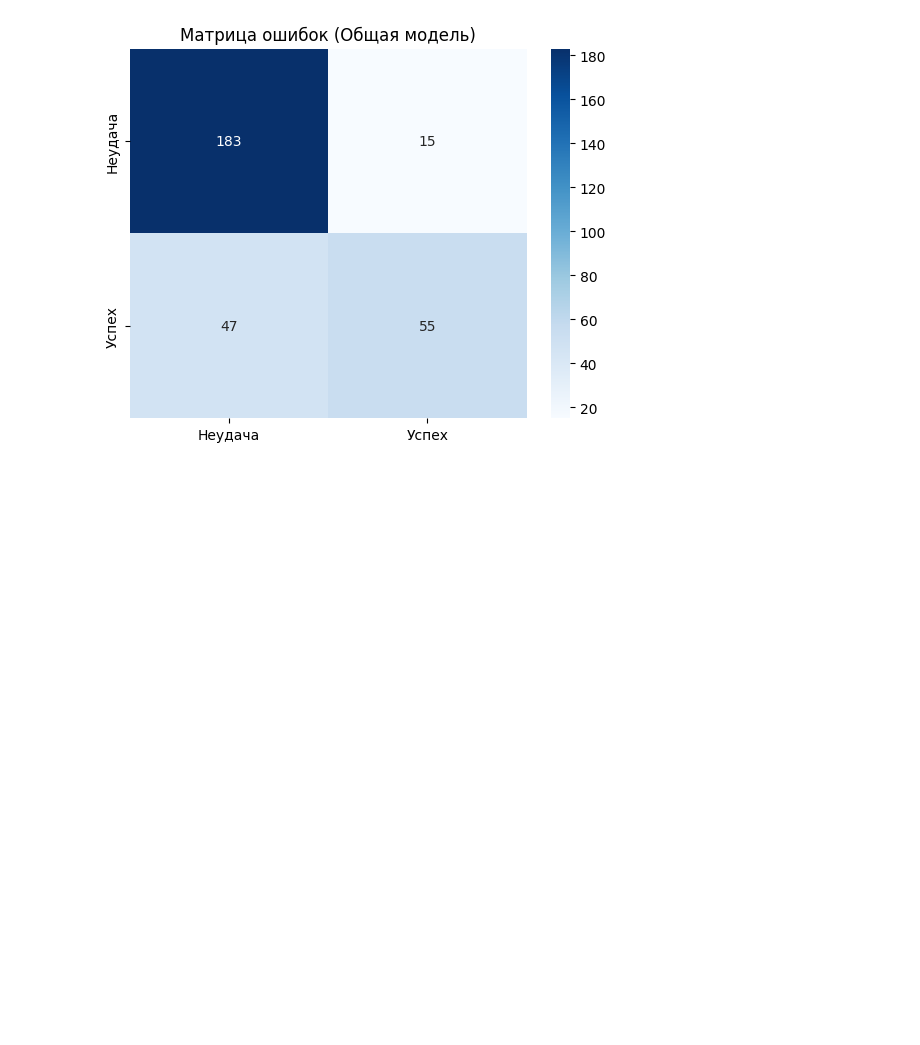
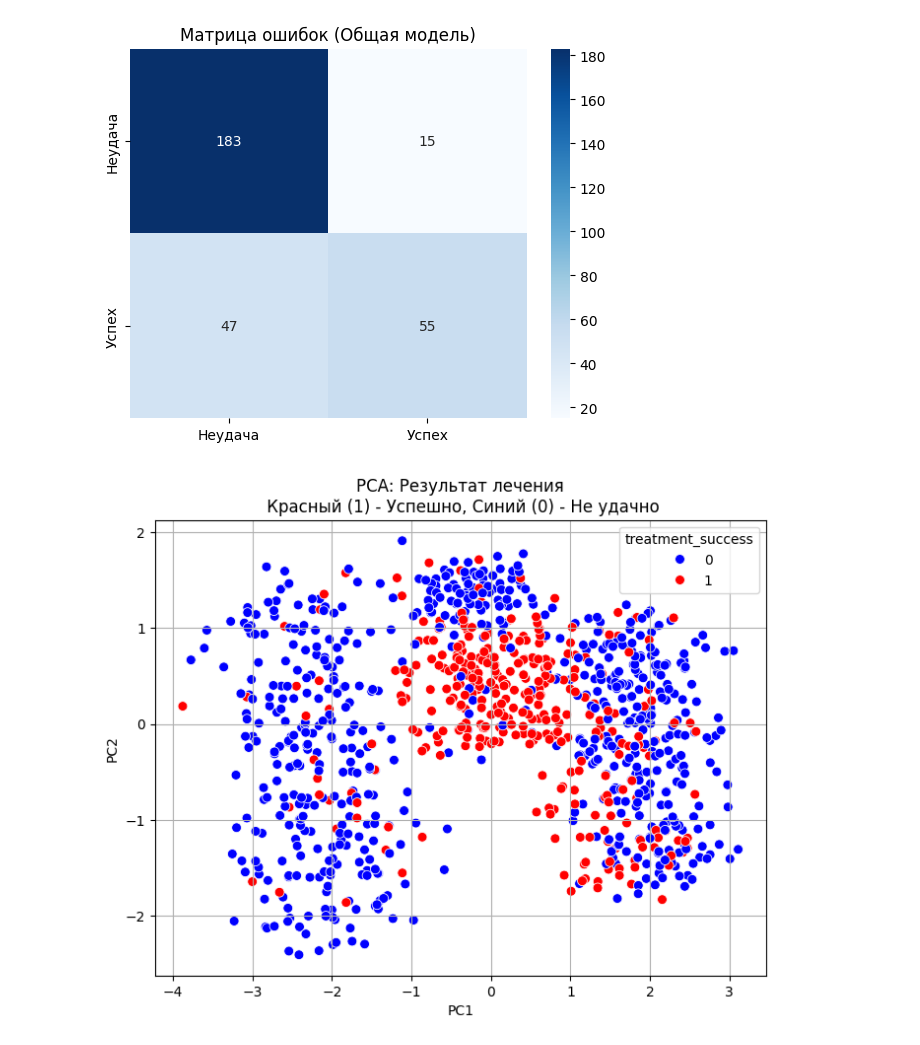
Before and after one commit to SenoritaLiza/depression-treatment-efficiency, a Jupyter notebook: Прогноз_эффективности_КПТ.ipynb, the cells around one changed output. Saved outputs shown, nothing was run; the diff lists cells and outputs as text; code cells hidden in the pictures; blank space fills up the shorter version.

```diff
--- a/Прогноз_эффективности_КПТ.ipynb
+++ b/Прогноз_эффективности_КПТ.ipynb
@@ -105,3 +105,18 @@ weighted avg       0.79      0.79      0.78       300
 
 Confusion Matrix:
 [figure]
+# %%
+X_all_scaled = scaler.transform(X)
+# %%
+pca = PCA(n_components=2, random_state=42)
+X_pca = pca.fit_transform(X_all_scaled)
+
+plt.figure(figsize=(8, 6))
+sns.scatterplot(x=X_pca[:, 0], y=X_pca[:, 1], hue=y, s=50, palette={0: 'blue', 1: 'red'})
+plt.title('PCA: Результат лечения\n Красный (1) - Успешно, Синий (0) - Не удачно')
+plt.xlabel('PC1')
+plt.ylabel('PC2')
+plt.grid()
+plt.show()
+# %% [output]
+[figure, added]
```
Also changed, not shown: parts of 3 cells of this notebook.
